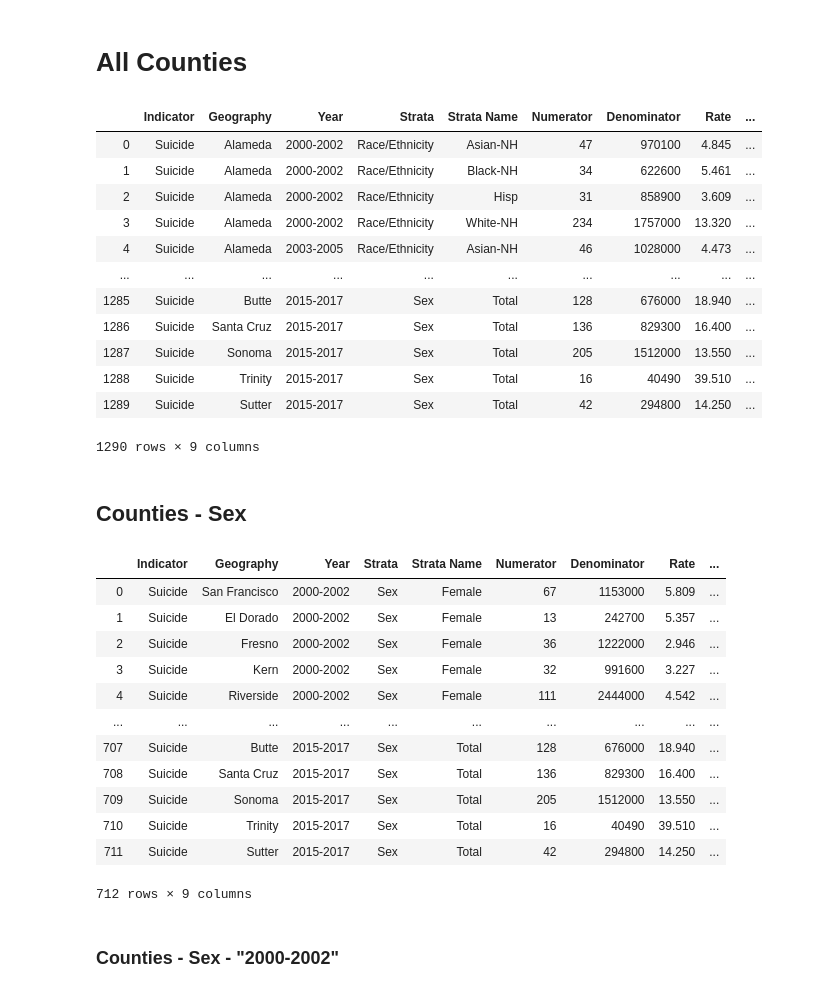
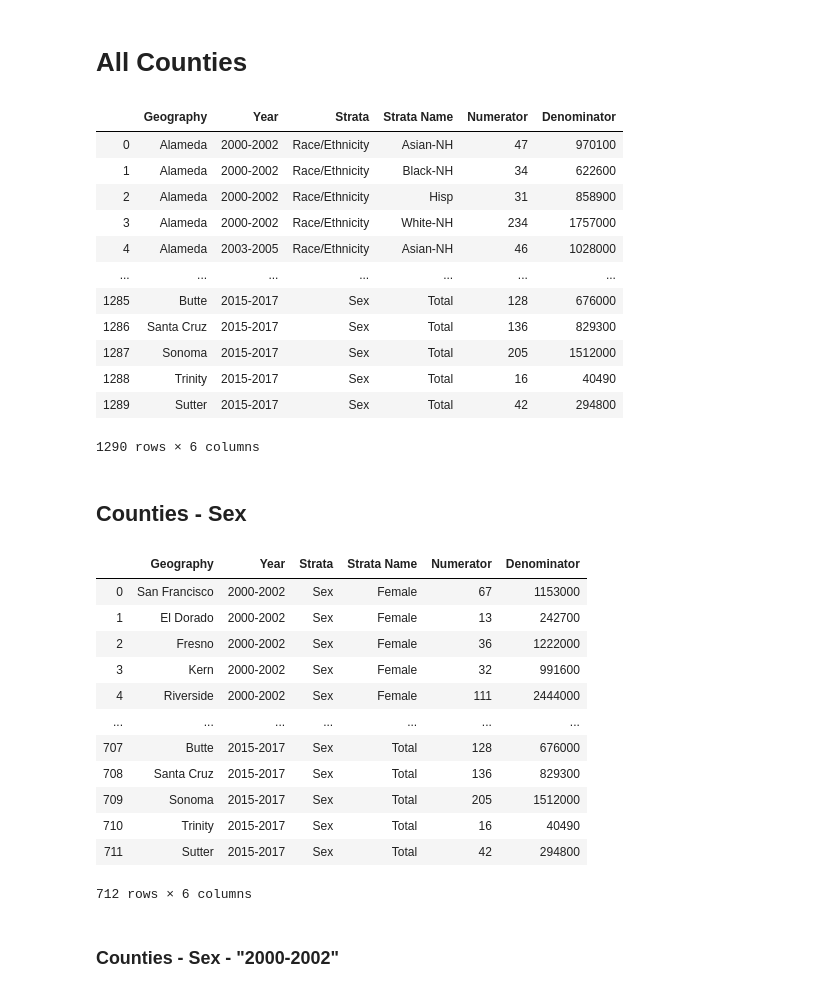
Before and after one commit to danjamthelamb/Suicide_Data_Project, a Jupyter notebook: Code_Files/Data_Playground.ipynb, the cells around one changed output. Drawn from its saved outputs; the diff is of its cells as text; code cells hidden in the pictures.

```diff
--- a/Code_Files/Data_Playground.ipynb
+++ b/Code_Files/Data_Playground.ipynb
@@ -104,26 +126,26 @@ suicide_cali_race
 # %%
 # Isolates all rows without California in 'Geography'.
 
 all_counties = suicide_df['Geography'] != 'CALIFORNIA'
 suicide_counties = suicide_df[all_counties]
 suicide_counties = suicide_counties.reset_index()
-suicide_counties = suicide_counties.drop(columns=['index'])
+suicide_counties = suicide_counties.drop(columns=['Indicator', 'index', 'Rate', 'Age Adjusted Rate'])
 
 suicide_counties
 # %% [output]
-|  | Indicator | Geography | Year | Strata | Strata Name | Numerator | Denominator | Rate | ... |
-| 0 | Suicide | Alameda | 2000-2002 | Race/Ethnicity | Asian-NH | 47 | 970100 | 4.845 | ... |
-| 1 | Suicide | Alameda | 2000-2002 | Race/Ethnicity | Black-NH | 34 | 622600 | 5.461 | ... |
-| 2 | Suicide | Alameda | 2000-2002 | Race/Ethnicity | Hisp | 31 | 858900 | 3.609 | ... |
-| 3 | Suicide | Alameda | 2000-2002 | Race/Ethnicity | White-NH | 234 | 1757000 | 13.320 | ... |
-| 4 | Suicide | Alameda | 2003-2005 | Race/Ethnicity | Asian-NH | 46 | 1028000 | 4.473 | ... |
-| ... | ... | ... | ... | ... | ... | ... | ... | ... | ... |
-| 1285 | Suicide | Butte | 2015-2017 | Sex | Total | 128 | 676000 | 18.940 | ... |
-| 1286 | Suicide | Santa Cruz | 2015-2017 | Sex | Total | 136 | 829300 | 16.400 | ... |
-| 1287 | Suicide | Sonoma | 2015-2017 | Sex | Total | 205 | 1512000 | 13.550 | ... |
-| 1288 | Suicide | Trinity | 2015-2017 | Sex | Total | 16 | 40490 | 39.510 | ... |
-| 1289 | Suicide | Sutter | 2015-2017 | Sex | Total | 42 | 294800 | 14.250 | ... |
+|  | Geography | Year | Strata | Strata Name | Numerator | Denominator |
+| 0 | Alameda | 2000-2002 | Race/Ethnicity | Asian-NH | 47 | 970100 |
+| 1 | Alameda | 2000-2002 | Race/Ethnicity | Black-NH | 34 | 622600 |
+| 2 | Alameda | 2000-2002 | Race/Ethnicity | Hisp | 31 | 858900 |
+| 3 | Alameda | 2000-2002 | Race/Ethnicity | White-NH | 234 | 1757000 |
+| 4 | Alameda | 2003-2005 | Race/Ethnicity | Asian-NH | 46 | 1028000 |
+| ... | ... | ... | ... | ... | ... | ... |
+| 1285 | Butte | 2015-2017 | Sex | Total | 128 | 676000 |
+| 1286 | Santa Cruz | 2015-2017 | Sex | Total | 136 | 829300 |
+| 1287 | Sonoma | 2015-2017 | Sex | Total | 205 | 1512000 |
+| 1288 | Trinity | 2015-2017 | Sex | Total | 16 | 40490 |
+| 1289 | Sutter | 2015-2017 | Sex | Total | 42 | 294800 |
-1290 rows × 9 columns
+1290 rows × 6 columns
 # %% [markdown]
 ## Counties - Sex
 # %%
@@ -134,19 +156,19 @@ suicide_county_sex = suicide_county_sex.drop(columns=['index'])
 
 suicide_county_sex
 # %% [output]
-|  | Indicator | Geography | Year | Strata | Strata Name | Numerator | Denominator | Rate | ... |
-| 0 | Suicide | San Francisco | 2000-2002 | Sex | Female | 67 | 1153000 | 5.809 | ... |
-| 1 | Suicide | El Dorado | 2000-2002 | Sex | Female | 13 | 242700 | 5.357 | ... |
-| 2 | Suicide | Fresno | 2000-2002 | Sex | Female | 36 | 1222000 | 2.946 | ... |
-| 3 | Suicide | Kern | 2000-2002 | Sex | Female | 32 | 991600 | 3.227 | ... |
-| 4 | Suicide | Riverside | 2000-2002 | Sex | Female | 111 | 2444000 | 4.542 | ... |
-| ... | ... | ... | ... | ... | ... | ... | ... | ... | ... |
-| 707 | Suicide | Butte | 2015-2017 | Sex | Total | 128 | 676000 | 18.940 | ... |
-| 708 | Suicide | Santa Cruz | 2015-2017 | Sex | Total | 136 | 829300 | 16.400 | ... |
-| 709 | Suicide | Sonoma | 2015-2017 | Sex | Total | 205 | 1512000 | 13.550 | ... |
-| 710 | Suicide | Trinity | 2015-2017 | Sex | Total | 16 | 40490 | 39.510 | ... |
-| 711 | Suicide | Sutter | 2015-2017 | Sex | Total | 42 | 294800 | 14.250 | ... |
+|  | Geography | Year | Strata | Strata Name | Numerator | Denominator |
+| 0 | San Francisco | 2000-2002 | Sex | Female | 67 | 1153000 |
+| 1 | El Dorado | 2000-2002 | Sex | Female | 13 | 242700 |
+| 2 | Fresno | 2000-2002 | Sex | Female | 36 | 1222000 |
+| 3 | Kern | 2000-2002 | Sex | Female | 32 | 991600 |
+| 4 | Riverside | 2000-2002 | Sex | Female | 111 | 2444000 |
+| ... | ... | ... | ... | ... | ... | ... |
+| 707 | Butte | 2015-2017 | Sex | Total | 128 | 676000 |
+| 708 | Santa Cruz | 2015-2017 | Sex | Total | 136 | 829300 |
+| 709 | Sonoma | 2015-2017 | Sex | Total | 205 | 1512000 |
+| 710 | Trinity | 2015-2017 | Sex | Total | 16 | 40490 |
+| 711 | Sutter | 2015-2017 | Sex | Total | 42 | 294800 |
-712 rows × 9 columns
+712 rows × 6 columns
 # %% [markdown]
 ### Counties - Sex - "2000-2002"
 # %%
```
Also changed, not shown: parts of 20 cells of this notebook.
